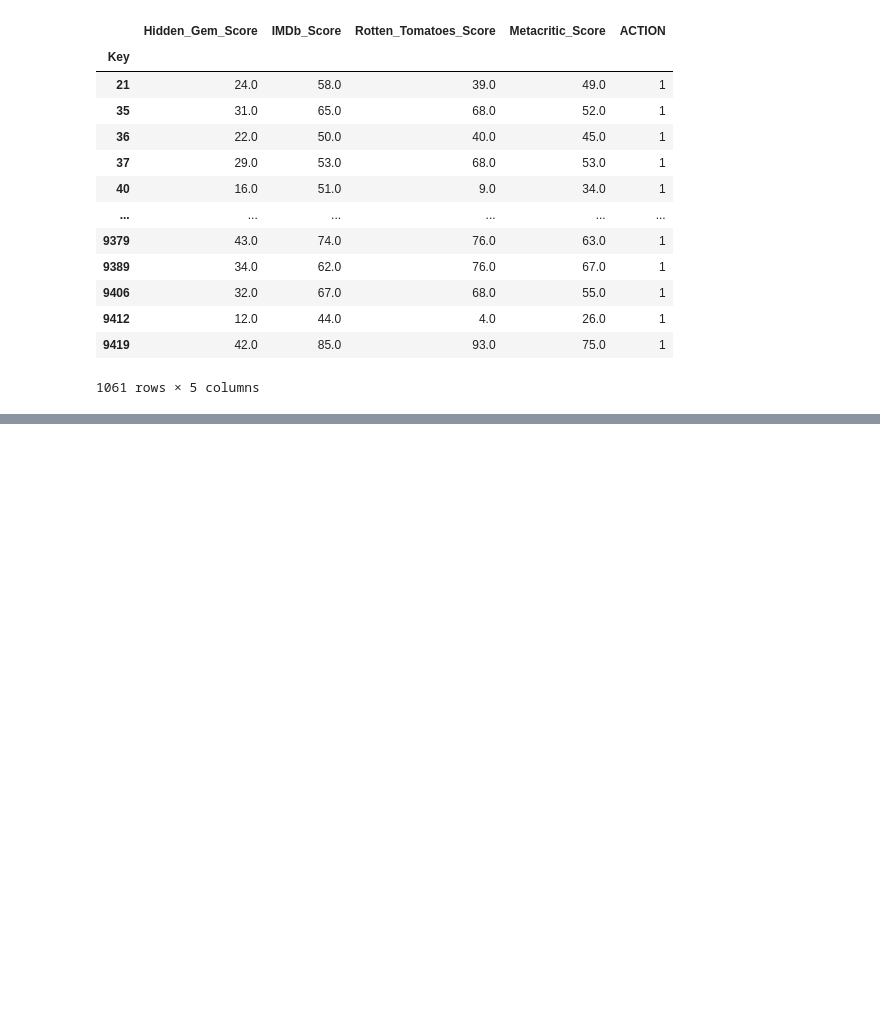
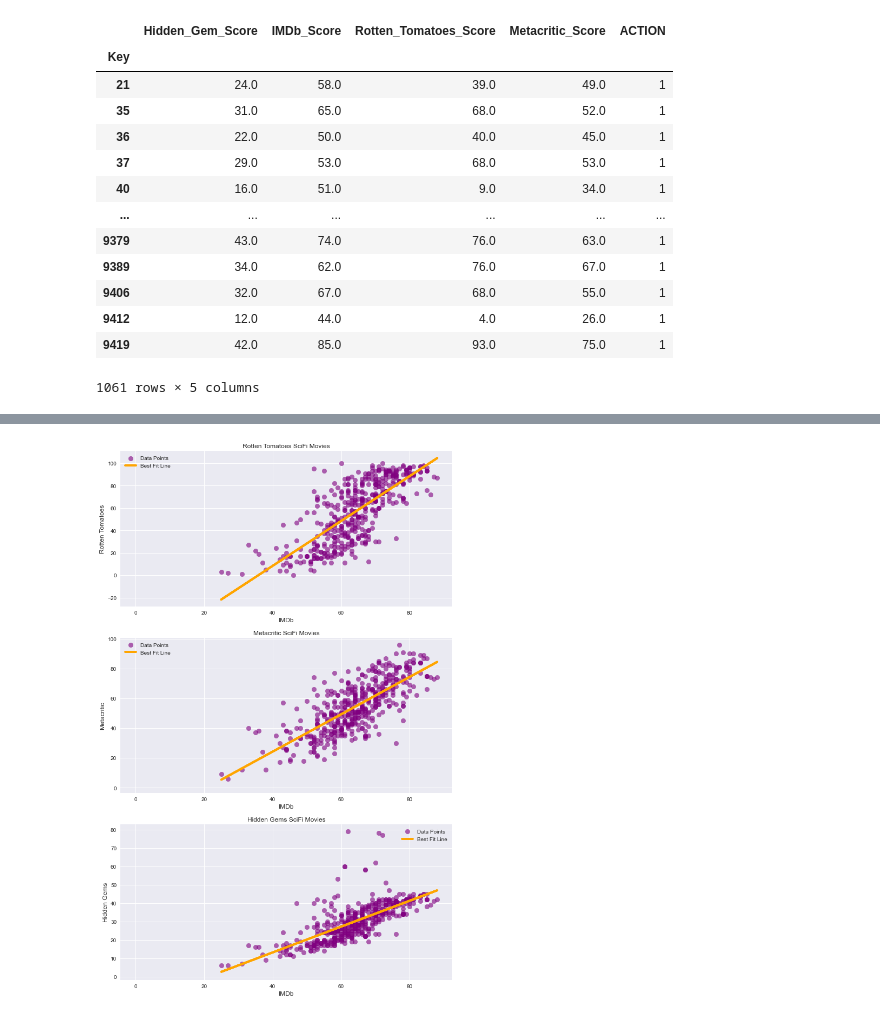
Before and after one commit to Cyber-Wolfe/Netflix_and_Analyze, a Jupyter notebook: Jupyter Notebooks/Machine-Learning/DataFrames_by_genre_with_regressions_condensed.ipynb, the cells around one changed output, grey strips where cells are left out. Drawn from its saved outputs; the diff is of its cells as text; code cells hidden in the pictures; blank space fills up the shorter version.

```diff
--- a/Jupyter Notebooks/Machine-Learning/DataFrames_by_genre_with_regressions_condensed.ipynb
+++ b/Jupyter Notebooks/Machine-Learning/DataFrames_by_genre_with_regressions_condensed.ipynb
@@ -264,23 +238,59 @@ plt.show()
 # %%
-# IMDb vs. Hidden Gems SciFi
+fig, (ax1, ax2, ax3) = plt.subplots(3,1)
+ax1.plot(0,0)
+ax2.plot(0,1)
+ax3.plot(0,2)
+
+# IMDb vs. Rotten Tomatoes
 # Create linear regression object
-IMDb_Hidden_Gems_SciFi = linear_model.LinearRegression()
+IMDb_Tomatoes_SciFi = linear_model.LinearRegression()
 
 # Train the model using the training sets
-IMDb_Hidden_Gems_SciFi.fit(I.reshape(-1,1),H)
+IMDb_Tomatoes_SciFi.fit(I.reshape(-1,1),T)
 
 # Get the regression line using the trained model
-regression_line = IMDb_Hidden_Gems_SciFi.predict(I.reshape(-1,1))
+regression_line_Tomatoes = IMDb_Tomatoes_SciFi.predict(I.reshape(-1,1))
 
-# Graphing
 style.use('seaborn')
-plt.scatter(I,H,label='Data Points', alpha=0.6,color='purple',s=75)
-plt.plot(I,regression_line,label='Best Fit Line', color='orange',linewidth=4)
-plt.title('IMDb vs Hidden Gems for SciFi Movies')
-plt.xlabel('IMDb Score')
-plt.ylabel('Hidden Gems')
-plt.legend()
-plt.show()
+ax1.scatter(I,T,label='Data Points', alpha=0.6,color='purple',s=75)
+ax1.plot(I,regression_line_Tomatoes,label='Best Fit Line', color='orange',linewidth=4)
+ax1.set_title('Rotten Tomatoes SciFi Movies')
+ax1.set_xlabel('IMDb', fontsize='12')
+ax1.set_ylabel('Rotten Tomatoes', fontsize='12')
+ax1.legend()
+
+
+# IMDb vs. Metacritic
+IMDb_Metacritic_SciFi = linear_model.LinearRegression()
+IMDb_Metacritic_SciFi.fit(I.reshape(-1,1),M)
+regression_line_Metacritic = IMDb_Metacritic_SciFi.predict(I.reshape(-1,1))
+
+style.use('seaborn')
+ax2.scatter(I,M,label='Data Points', alpha=0.6,color='purple',s=75)
+ax2.plot(I,regression_line_Metacritic,label='Best Fit Line', color='orange',linewidth=4)
+ax2.set_title('Metacritic SciFi Movies')
+ax2.set_xlabel('IMDb', fontsize='12')
+ax2.set_ylabel('Metacritic', fontsize='12')
+ax2.legend()
+
+
+# IMDb vs. Hidden Gems
+IMDb_Hidden_Gems_SciFi = linear_model.LinearRegression()
+IMDb_Hidden_Gems_SciFi.fit(I.reshape(-1,1),H)
+regression_line_Hidden = IMDb_Hidden_Gems_SciFi.predict(I.reshape(-1,1))
+
+style.use('seaborn')
+ax3.scatter(I,H,label='Data Points', alpha=0.6,color='purple',s=75)
+ax3.plot(I,regression_line_Hidden,label='Best Fit Line', color='orange',linewidth=4)
+ax3.set_title('Hidden Gems SciFi Movies')
+ax3.set_xlabel('IMDb', fontsize='12')
+ax3.set_ylabel('Hidden Gems', fontsize='12')
+ax3.legend()
+
+fig.set_figwidth(11)
+fig.set_figheight(18)
+# %% [output]
+[figure, added]
 # %%
 # Thriller
 Score_Genre_df_Thriller = Score_Genre_df.filter(['Hidden_Gem_Score','IMDb_Score','Rotten_Tomatoes_Score','Metacritic_Score', 'THRILLER'])
```
Also changed, not shown: parts of 47 cells of this notebook.
